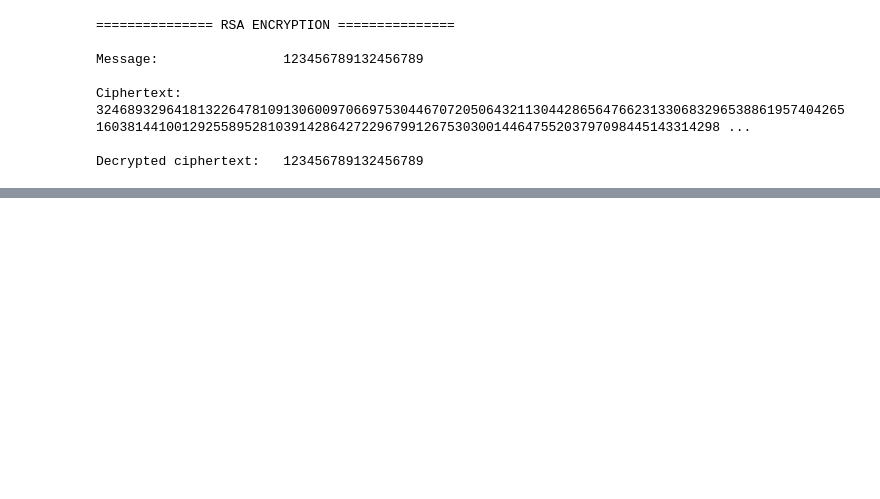
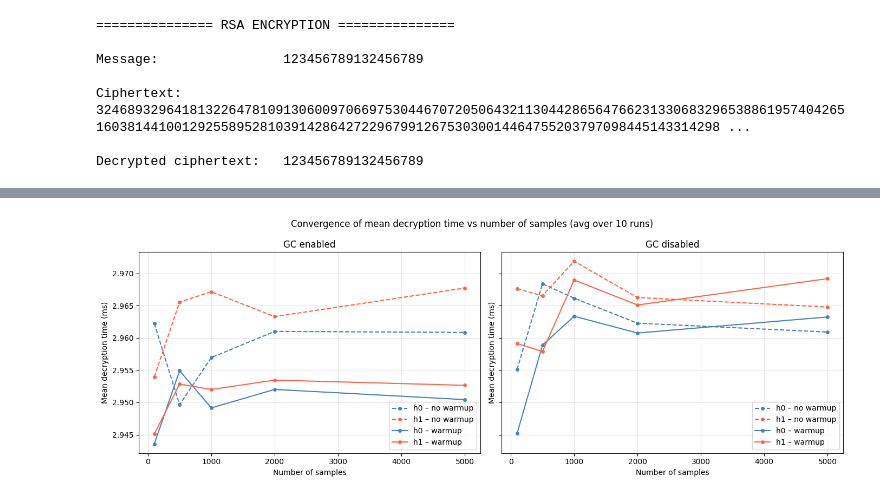
Before and after one commit to Arkanthara/advanced_security, a Jupyter notebook: code/rsa_timing_attack.ipynb, the cells around one changed output, grey strips where cells are left out. Cells and saved outputs as stored; diff of their text form; code cells hidden in the pictures; blank space fills up the shorter version.

```diff
--- a/code/rsa_timing_attack.ipynb
+++ b/code/rsa_timing_attack.ipynb
@@ -602,0 +653,4 @@ for label, (h0, h1) in results.items():
+# %%
+plot_convergence(RSA_instance, d_h0=h0_small_key, d_h1=h1_small_key)
+# %% [output]
+[figure, added]
```
Also changed, not shown: parts of 5 cells of this notebook.
